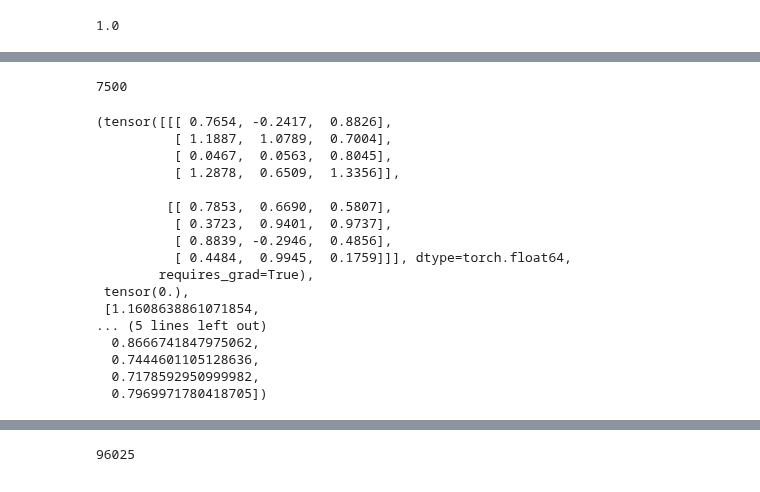
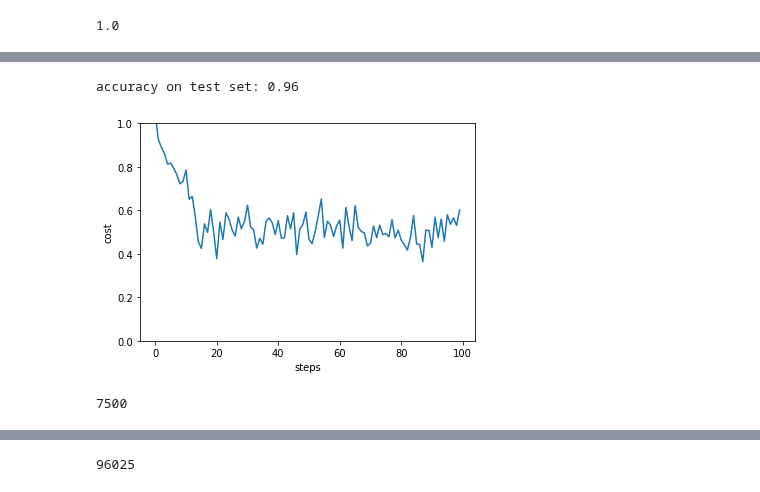
Before and after one commit to AgnostiqHQ/covalent, a Jupyter notebook: doc/source/tutorials/machine_learning/Kernel_pennylane.ipynb, the cells around one changed output, grey strips where cells are left out. Saved outputs shown, nothing was run; the diff lists cells and outputs as text; code cells hidden in the pictures.

```diff
--- a/doc/source/tutorials/machine_learning/Kernel_pennylane.ipynb
+++ b/doc/source/tutorials/machine_learning/Kernel_pennylane.ipynb
@@ -104,3 +280,28 @@ dev_kernel.num_executions
+# %%
+n_layers = 2
+batch_size = 20
+steps = 100
+
+
+dispatch_id_train = ct.dispatch(quantum_model_train)(n_layers, steps, batch_size)
+train_result = ct.get_result(dispatch_id=dispatch_id_train, wait=True)
+trained_params, trained_bias, loss_history = train_result.result
+
+
+dispatch_id_predict = ct.dispatch(quantum_model_predict)(X_test, trained_params, trained_bias)
+pred_result = ct.get_result(dispatch_id=dispatch_id_pred, wait=True)
+pred_test = pred_result.result
+
+print("accuracy on test set:", accuracy_score(pred_test, y_test))
+
+plt.plot(loss_history)
+plt.ylim((0, 1))
+plt.xlabel("steps")
+plt.ylabel("cost")
+plt.show()
+# %% [output]
+accuracy on test set: 0.96
+[figure, added]
 # %%
 def circuit_evals_kernel(n_data, split):
     """Compute how many circuit evaluations one needs for kernel-based
@@ -235,20 +320,0 @@ def quantum_model_predict(X_pred, trained_params, trained_bias):
-# %%
-quantum_model_train(n_layers, 10, batch_size)
-# %% [output]
-(tensor([[[ 0.7654, -0.2417,  0.8826],
-          [ 1.1887,  1.0789,  0.7004],
-          [ 0.0467,  0.0563,  0.8045],
-          [ 1.2878,  0.6509,  1.3356]],
-
-         [[ 0.7853,  0.6690,  0.5807],
-          [ 0.3723,  0.9401,  0.9737],
-          [ 0.8839, -0.2946,  0.4856],
-          [ 0.4484,  0.9945,  0.1759]]], dtype=torch.float64,
-        requires_grad=True),
- tensor(0.),
- [1.1608638861071854,
-... (5 lines left out)
-  0.8666741847975062,
-  0.7444601105128636,
-  0.7178592950999982,
-  0.7969971780418705])
```
Also changed, not shown: parts of 18 cells of this notebook.
